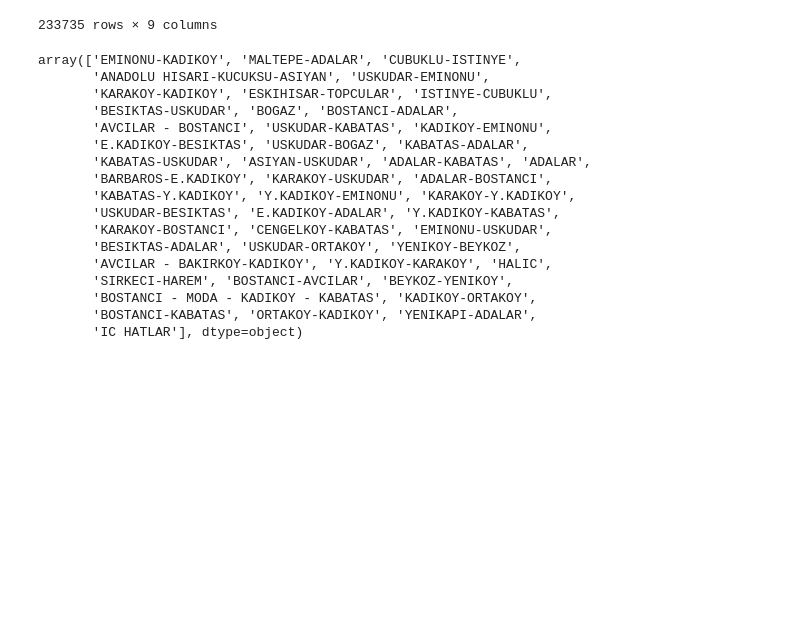
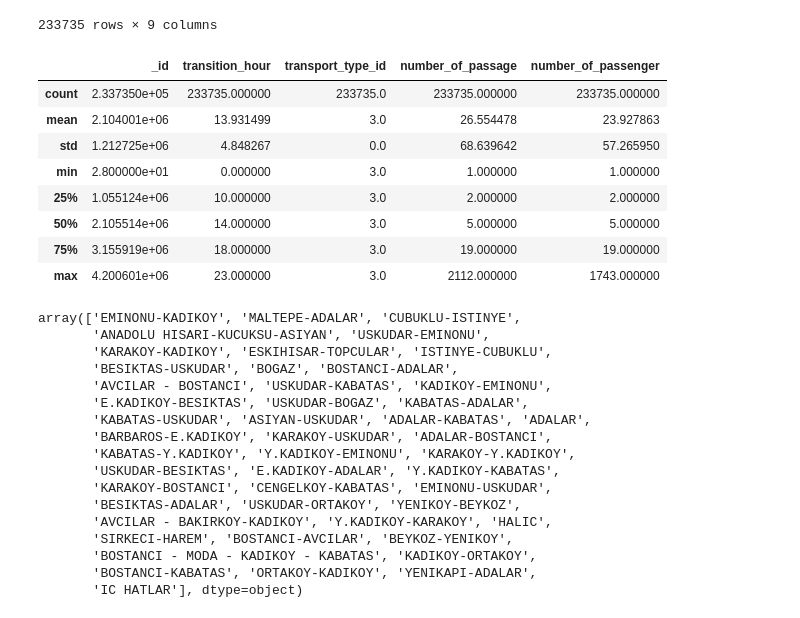
Before and after one commit to senaoz/49Y, a Jupyter notebook: istanbulEylul23/main.ipynb, the cells around one changed output. Saved outputs shown, nothing was run; the diff lists cells and outputs as text; code cells hidden in the pictures; blank space fills up the shorter version.

```diff
--- a/istanbulEylul23/main.ipynb
+++ b/istanbulEylul23/main.ipynb
@@ -18,6 +22,18 @@ deniz
 | 4200595 | 4200596 | 2023-09-21 | 15 | 3 | DENZ | ADALAR | Aktarma | ... |
 | 4200600 | 4200601 | 2023-09-27 | 5 | 3 | DENZ | ADALAR-KABATAS | Normal | ... |
 233735 rows × 9 columns
+# %%
+deniz.describe()
+# %% [output]
+|  | _id | transition_hour | transport_type_id | number_of_passage | number_of_passenger |
+| count | 2.337350e+05 | 233735.000000 | 233735.0 | 233735.000000 | 233735.000000 |
+| mean | 2.104001e+06 | 13.931499 | 3.0 | 26.554478 | 23.927863 |
+| std | 1.212725e+06 | 4.848267 | 0.0 | 68.639642 | 57.265950 |
+| min | 2.800000e+01 | 0.000000 | 3.0 | 1.000000 | 1.000000 |
+| 25% | 1.055124e+06 | 10.000000 | 3.0 | 2.000000 | 2.000000 |
+| 50% | 2.105514e+06 | 14.000000 | 3.0 | 5.000000 | 5.000000 |
+| 75% | 3.155919e+06 | 18.000000 | 3.0 | 19.000000 | 19.000000 |
+| max | 4.200601e+06 | 23.000000 | 3.0 | 2112.000000 | 1743.000000 |
 # %%
 lines = deniz.line.unique()
 lines
```
Also changed, not shown: parts of 8 cells of this notebook.
